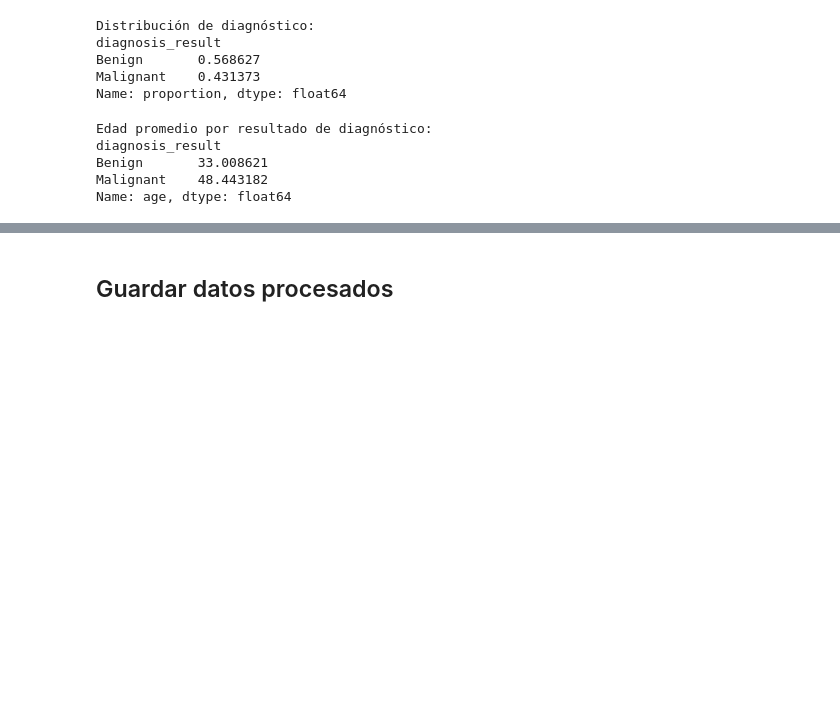
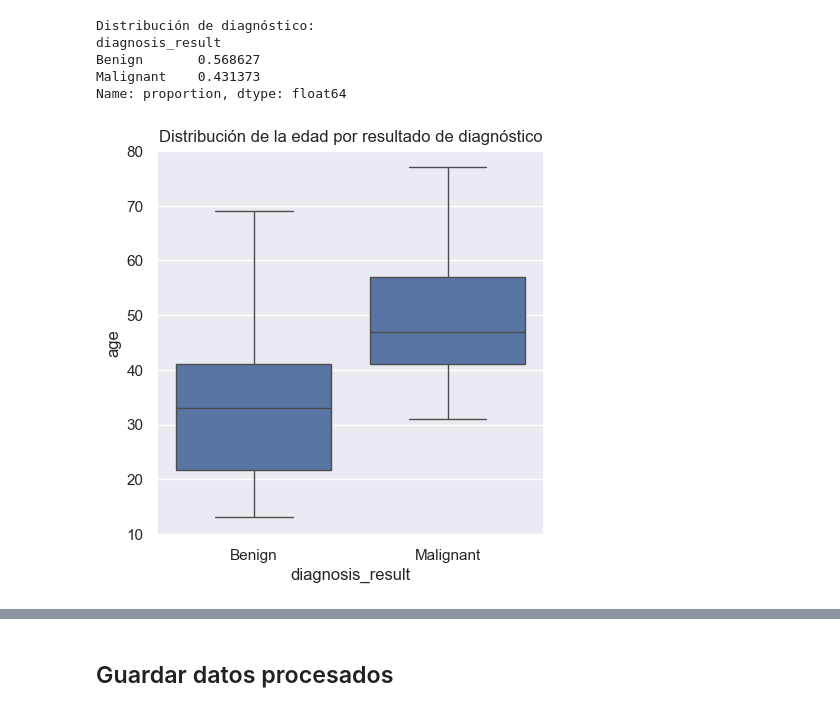
Before and after one commit to AGE90/breast-cancer-detection, a Jupyter notebook: notebooks/01-AGE-exploratory_data_analysis.ipynb, the cells around one changed output, grey strips where cells are left out. Cells and saved outputs as stored; diff of their text form; code cells hidden in the pictures; blank space fills up the shorter version.

```diff
--- a/notebooks/01-AGE-exploratory_data_analysis.ipynb
+++ b/notebooks/01-AGE-exploratory_data_analysis.ipynb
@@ -277,13 +281,11 @@ diagnosis_result
 Benign       0.568627
 Malignant    0.431373
 Name: proportion, dtype: float64
-# %%
-print("\nEdad promedio por resultado de diagnóstico:")
-print(bcd_dataset.groupby('diagnosis_result')['age'].mean())
-# %% [output]
-Edad promedio por resultado de diagnóstico:
-diagnosis_result
-Benign       33.008621
-Malignant    48.443182
-Name: age, dtype: float64
+# %%
+plt.figure(figsize=(5, 5))
+sns.boxplot(x='diagnosis_result', y='age', data=bcd_dataset)
+plt.title('Distribución de la edad por resultado de diagnóstico')
+plt.show()
+# %% [output]
+[figure, added]
 # %%
```
Also changed, not shown: parts of 9 cells of this notebook, 1 other file.
